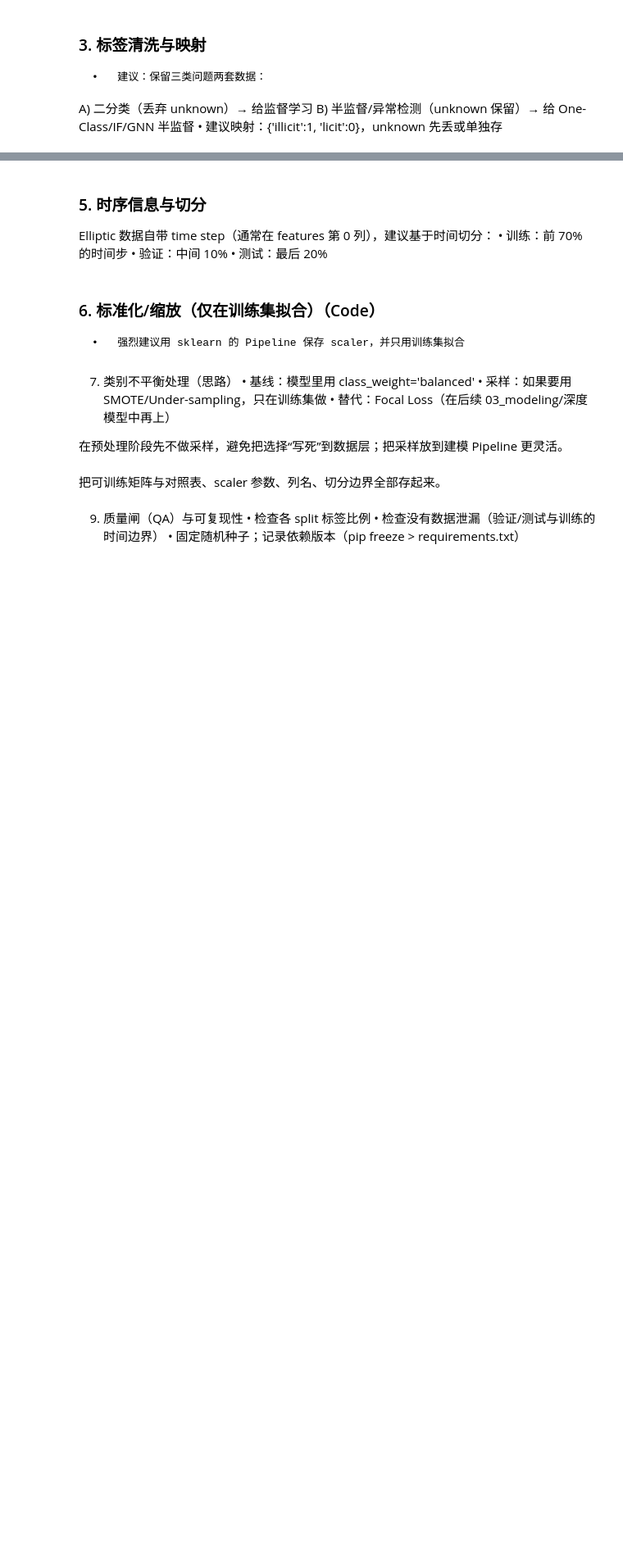
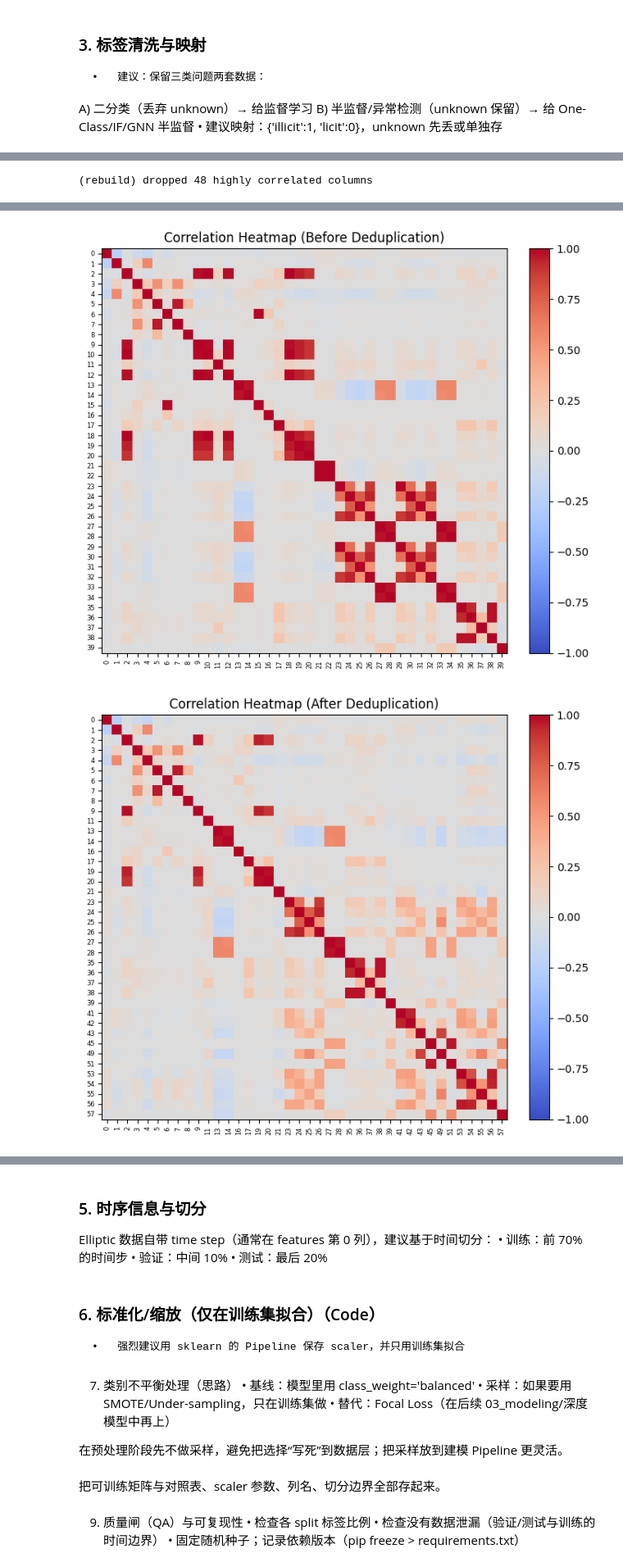
Before and after one commit to nora-li-ds/elliptic-aml-analysis, a Jupyter notebook: notebooks/02_preprocessing.ipynb, the cells around one changed output, grey strips where cells are left out. Shown: that part at 82% size. Saved outputs shown, nothing was run; the diff lists cells and outputs as text; code cells hidden in the pictures; blank space fills up the shorter version.

```diff
--- a/notebooks/02_preprocessing.ipynb
+++ b/notebooks/02_preprocessing.ipynb
@@ -7,9 +7,10 @@ from pathlib import Path
 RANDOM_SEED = 42
 np.random.seed(RANDOM_SEED)
 
-DATA_RAW = Path("../data/elliptic_bitcoin_dataset")
+DATA_RAW = Path("../data/raw")
 DATA_INTERIM = Path("../data/interim")
 DATA_PROCESSED = Path("../data/processed")  # for modelling
+# 复制一份原始数据做对比
 for p in [DATA_INTERIM, DATA_PROCESSED]: p.mkdir(parents=True, exist_ok=True)
 # %% [markdown]
 ### 2. 加载与完整性校验
@@ -72,0 +96,73 @@ print(f"dropped {len(to_drop)} highly correlated columns")
+# %%
+# === Quick fix: rebuild "before dedup" safely and continue ===
+from pathlib import Path
+import numpy as np
+import pandas as pd
+import matplotlib.pyplot as plt
+
+# 1) 用原始 features / classes 重建去重前矩阵
+feat_rebuild = features.copy()
+feat_rebuild['txId'] = classes['txId']
+
+num_cols0 = [c for c in feat_rebuild.columns if c != 'txId']
+nunique0 = feat_rebuild[num_cols0].nunique()
+keep0 = nunique0[nunique0 > 1].index.tolist()
+
+feat_before = feat_rebuild[['txId'] + keep0].copy()
+X_before = feat_before.drop(columns=['txId'])
+
+# 2) 在“同一宇宙”里重新计算 to_drop，得到 X_after（干净矩阵）
+corr0 = X_before.corr().abs()
+upper0 = corr0.where(np.triu(np.ones(corr0.shape), k=1).astype(bool))
+to_drop0 = [col for col in upper0.columns if any(upper0[col] > 0.98)]
+
+X_after = X_before.drop(columns=to_drop0)
+remaining0 = [c for c in X_before.columns if c not in to_drop0]
+
+print(f"(rebuild) dropped {len(to_drop0)} highly correlated columns")
+
+# 3) 前后对比表
+def mem_mb(df):
+    return round(df.memory_usage(deep=True).sum() / 1024**2, 2)
+
+compare = pd.DataFrame({
+    "n_features_before": [X_before.shape[1]],
+    "n_features_after":  [X_after.shape[1]],
+    "memory_before_MB":  [mem_mb(X_before)],
+    "memory_after_MB":   [mem_mb(X_after)],
+    "mean_abs_corr_before": [np.nanmean(np.abs(X_before.corr().values))],
+    "mean_abs_corr_after":  [np.nanmean(np.abs(X_after.corr().values))]
+})
+display(compare.style.background_gradient(axis=None, cmap="Blues"))
+
+# 4) 相关性热力图（抽样前40列）
+def plot_corr_heatmap(X, title, max_cols=40):
+    cols = X.columns[:max_cols]
+    corr = X[cols].corr()
+    plt.figure(figsize=(8, 6))
+    im = plt.imshow(corr, cmap="coolwarm", vmin=-1, vmax=1)
+    plt.title(title)
+    plt.colorbar(im, fraction=0.046, pad=0.04)
+    plt.xticks(range(len(cols)), cols, rotation=90, fontsize=6)
+    plt.yticks(range(len(cols)), cols, fontsize=6)
+    plt.tight_layout()
+    plt.show()
+
+plot_corr_heatmap(X_before, "Correlation Heatmap (Before Deduplication)")
+plot_corr_heatmap(X_after,  "Correlation Heatmap (After Deduplication)")
+
+# 5) 保存：drop 列清单 + 清洗后的特征 parquet
+DATA_PROCESSED = Path("data/processed")
+DATA_PROCESSED.mkdir(parents=True, exist_ok=True)
+
+with open(DATA_PROCESSED / "dropped_highcorr_cols.txt", "w") as f:
+    for col in to_drop0:
+        f.write(f"{col}\n")
+print(f"Saved dropped columns list -> {DATA_PROCESSED/'dropped_highcorr_cols.txt'}")
+
+out_feat = pd.concat([feat_before[['txId']], X_after], axis=1)
+out_path = DATA_PROCESSED / "features_dedup.parquet"
+out_feat.to_parquet(out_path, index=False)
+print(f"Saved deduplicated features -> {out_path}")
+# %% [output]
+(rebuild) dropped 48 highly correlated columns
@@ -72,0 +171,2 @@ print(f"dropped {len(to_drop)} highly correlated columns")
+[figure, added]
+[figure, added]
```
Also changed, not shown: parts of 6 cells of this notebook, 2 other files.
